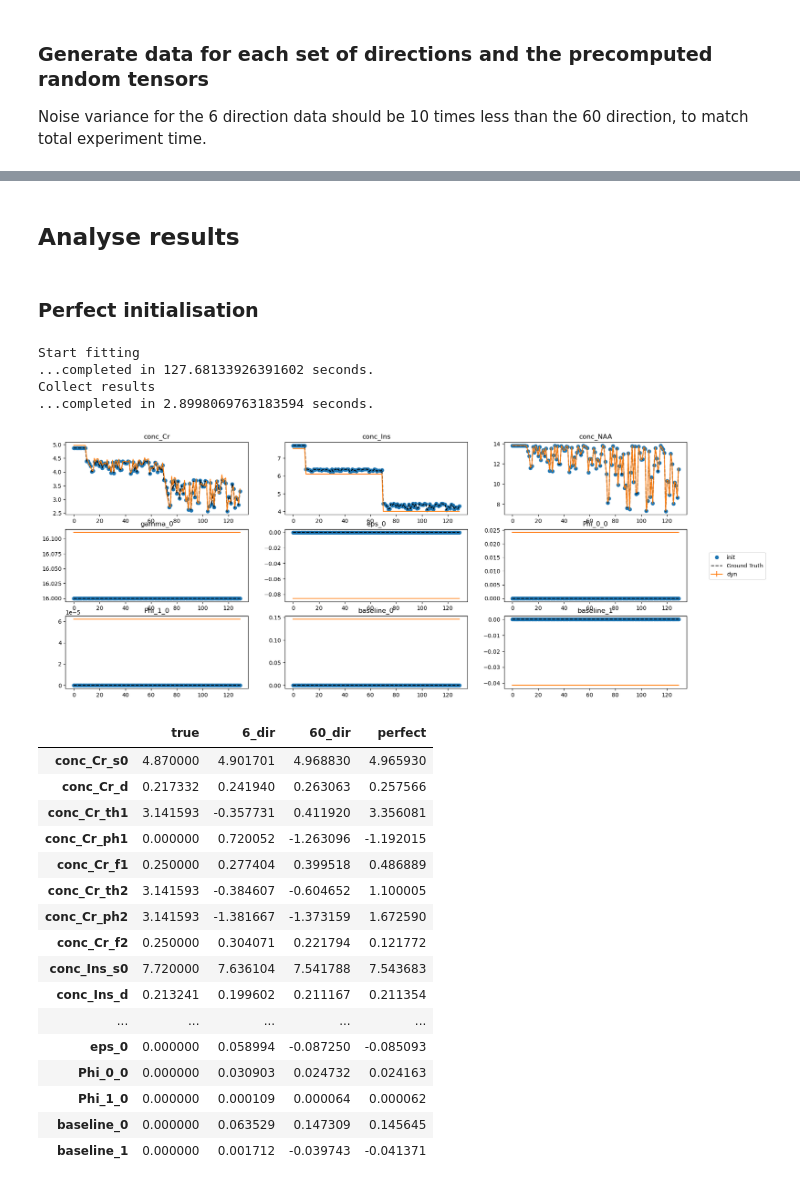
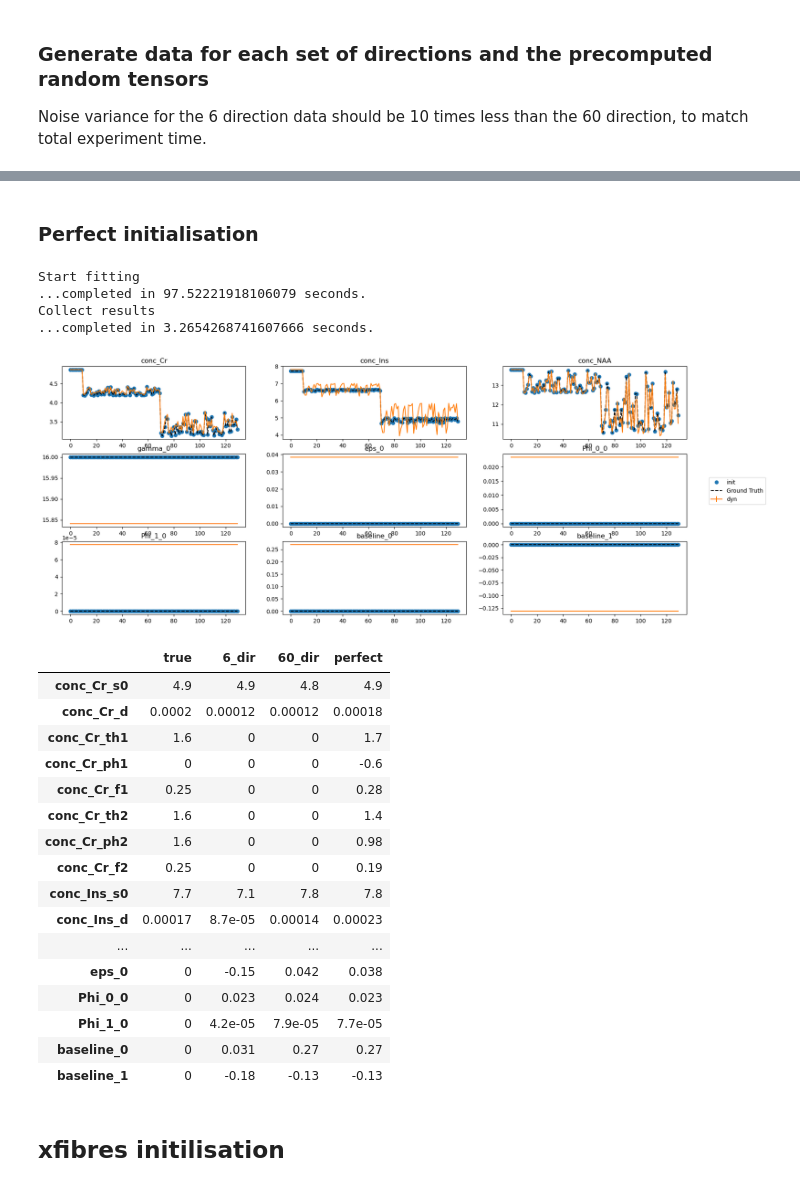
Before and after one commit to wtclarke/fsl-mrs-dynamic-fitting, a Jupyter notebook: dwmrs/1_simulation_dti/ball_and_sticks_simulation.ipynb, the cells around one changed output, grey strips where cells are left out. Cells and saved outputs as stored; diff of their text form; code cells hidden in the pictures.

```diff
--- a/dwmrs/1_simulation_dti/ball_and_sticks_simulation.ipynb
+++ b/dwmrs/1_simulation_dti/ball_and_sticks_simulation.ipynb
@@ -41,8 +41,9 @@ def load_file(file_path, max_bvalue=3, plot=True):
 
     return bvecs * max_bvalue
 
-b_6_dir =load_file('b_1000_3000_6dir', max_bvalue=3, plot=True)
-b_60_dir =load_file('b_1000_3000_60dir', max_bvalue=3, plot=True)
+# B values in units of s/mm^2
+b_6_dir =load_file('b_1000_3000_6dir', max_bvalue=3000, plot=True)
+b_60_dir =load_file('b_1000_3000_60dir', max_bvalue=3000, plot=True)
 # %% [output]
 [figure]
 [figure]
@@ -61,18 +62,18 @@ def get_metabolite_bs_params(metab, adc_mean, adc_sd):
         # NAA is equally in two crossing fibres
         return {\
             f'conc_{metab}_d': adc[0],
-            f'conc_{metab}_th1': np.pi,
+            f'conc_{metab}_th1': np.pi/2,
             f'conc_{metab}_ph1': 0,
             f'conc_{metab}_f1': 0.5,
-            f'conc_{metab}_th2': np.pi,
-            f'conc_{metab}_ph2': np.pi,
+            f'conc_{metab}_th2': np.pi/2,
+            f'conc_{metab}_ph2': np.pi/2,
             f'conc_{metab}_f2': 0.5}
 
     elif metab == 'Ins':
         # Ins is in astrocytes, mostly non-directional
         return {\
             f'conc_{metab}_d': adc[0],
-            f'conc_{metab}_th1': np.pi,
+            f'conc_{metab}_th1': np.pi/2,
             f'conc_{metab}_ph1': 0,
             f'conc_{metab}_f1': 0.1,
             f'conc_{metab}_th2': 0,
@@ -82,15 +83,18 @@ def get_metabolite_bs_params(metab, adc_mean, adc_sd):
         # Mix of above
         return {\
             f'conc_{metab}_d': adc[0],
-            f'conc_{metab}_th1': np.pi,
+            f'conc_{metab}_th1': np.pi/2,
             f'conc_{metab}_ph1': 0,
             f'conc_{metab}_f1': 0.25,
-            f'conc_{metab}_th2': np.pi,
-            f'conc_{metab}_ph2': np.pi,
+            f'conc_{metab}_th2': np.pi/2,
+            f'conc_{metab}_ph2': np.pi/2,
             f'conc_{metab}_f2': 0.25}
 
     else:
         raise ValueError(f'{metab} Metabolite not recognised')
 
-print(get_metabolite_bs_params('NAA', 0.22, 0.02))
+diffusivity_mean = 2E-4  # in mm^2/s (to match s/mm^2 b values)
+diffusivity_sd = 2E-5  # in mm^2/s (to match s/mm^2 b values)
+
+print(get_metabolite_bs_params('NAA', diffusivity_mean, diffusivity_sd))
 # %% [output]
@@ -122,7 +126,7 @@ def generate_dataset(directions, noisevar, defined_values):
         points=1024
     )
 
-    _ = splot.plot_spectra(mrs_list)
+    _ = splot.plot_spectra(mrs_list, plot_avg=False)
     truth_df = pd.Series(ground_truth, index=vm_obj.free_names)
     return mrs_list, truth_df
 
@@ -135,7 +139,7 @@ defined_vals = {
 }
 for name, conc in zip(basis.get_formatted_names(ignore_metabs), std_concs):
     defined_vals[f'conc_{name}_c_S0'] = conc
-    defined_vals.update(get_metabolite_bs_params(name, 0.22, 0.02))
+    defined_vals.update(get_metabolite_bs_params(name, diffusivity_mean, diffusivity_sd))
 
 mrs_list_6, truth_df_6 = generate_dataset(b_6_dir, 100, defined_vals)
 mrs_list_60, truth_df_60 = generate_dataset(b_60_dir, 1000, defined_vals)
@@ -230,5 +214,3 @@ comp_df
-# %% [markdown]
-## Analyse results
 # %% [markdown]
 ### Perfect initialisation
 # %%
@@ -237,28 +219,30 @@ fig = dyn_res_perfect.plot_mapped(tvals=np.arange(b_60_dir.shape[0]), fit_to_ini
 fig.set_size_inches(20, 8)
 # %% [output]
 Start fitting
-...completed in 127.68133926391602 seconds.
+...completed in 97.52221918106079 seconds.
 Collect results
-...completed in 2.8998069763183594 seconds.
+...completed in 3.2654268741607666 seconds.
-[figure, old version]
+[figure, new version]
 # %%
 comp_df = pd.concat([truth_df_60.drop('sigma_0'), dyn_res_6.dataframe_free.T[0], dyn_res_60.dataframe_free.T[0], dyn_res_perfect.dataframe_free.T[0]], axis=1, keys=['true', '6_dir', '60_dir', 'perfect'])
-comp_df
+comp_df.style.format('{:.2g}')
 # %% [output]
 |  | true | 6_dir | 60_dir | perfect |
-| conc_Cr_s0 | 4.870000 | 4.901701 | 4.968830 | 4.965930 |
-| conc_Cr_d | 0.217332 | 0.241940 | 0.263063 | 0.257566 |
-| conc_Cr_th1 | 3.141593 | -0.357731 | 0.411920 | 3.356081 |
-| conc_Cr_ph1 | 0.000000 | 0.720052 | -1.263096 | -1.192015 |
-| conc_Cr_f1 | 0.250000 | 0.277404 | 0.399518 | 0.486889 |
-| conc_Cr_th2 | 3.141593 | -0.384607 | -0.604652 | 1.100005 |
-| conc_Cr_ph2 | 3.141593 | -1.381667 | -1.373159 | 1.672590 |
-| conc_Cr_f2 | 0.250000 | 0.304071 | 0.221794 | 0.121772 |
-| conc_Ins_s0 | 7.720000 | 7.636104 | 7.541788 | 7.543683 |
-| conc_Ins_d | 0.213241 | 0.199602 | 0.211167 | 0.211354 |
+| conc_Cr_s0 | 4.9 | 4.9 | 4.8 | 4.9 |
+| conc_Cr_d | 0.0002 | 0.00012 | 0.00012 | 0.00018 |
+| conc_Cr_th1 | 1.6 | 0 | 0 | 1.7 |
+| conc_Cr_ph1 | 0 | 0 | 0 | -0.6 |
+| conc_Cr_f1 | 0.25 | 0 | 0 | 0.28 |
+| conc_Cr_th2 | 1.6 | 0 | 0 | 1.4 |
+| conc_Cr_ph2 | 1.6 | 0 | 0 | 0.98 |
+| conc_Cr_f2 | 0.25 | 0 | 0 | 0.19 |
+| conc_Ins_s0 | 7.7 | 7.1 | 7.8 | 7.8 |
+| conc_Ins_d | 0.00017 | 8.7e-05 | 0.00014 | 0.00023 |
 | ... | ... | ... | ... | ... |
-| eps_0 | 0.000000 | 0.058994 | -0.087250 | -0.085093 |
-| Phi_0_0 | 0.000000 | 0.030903 | 0.024732 | 0.024163 |
-| Phi_1_0 | 0.000000 | 0.000109 | 0.000064 | 0.000062 |
-| baseline_0 | 0.000000 | 0.063529 | 0.147309 | 0.145645 |
-| baseline_1 | 0.000000 | 0.001712 | -0.039743 | -0.041371 |
+| eps_0 | 0 | -0.15 | 0.042 | 0.038 |
+| Phi_0_0 | 0 | 0.023 | 0.024 | 0.023 |
+| Phi_1_0 | 0 | 4.2e-05 | 7.9e-05 | 7.7e-05 |
+| baseline_0 | 0 | 0.031 | 0.27 | 0.27 |
+| baseline_1 | 0 | -0.18 | -0.13 | -0.13 |
+# %% [markdown]
+## xfibres initilisation
```
Also changed, not shown: parts of 14 cells of this notebook.
